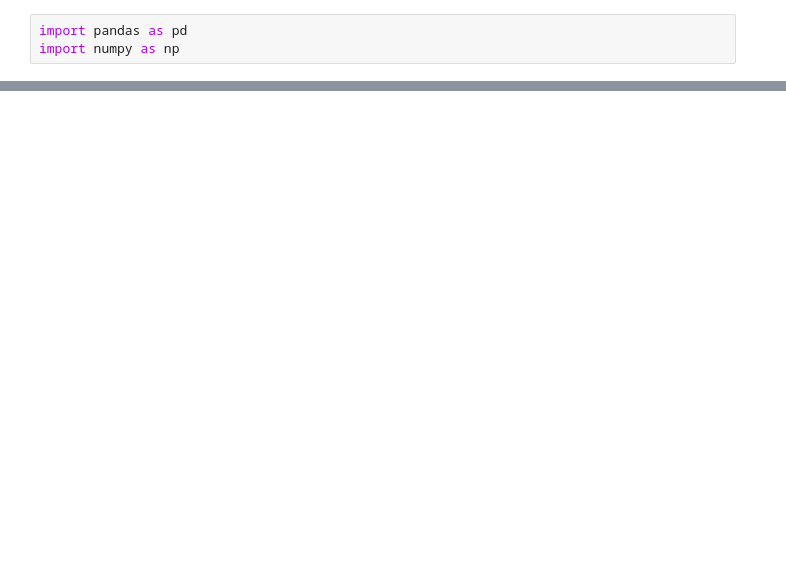
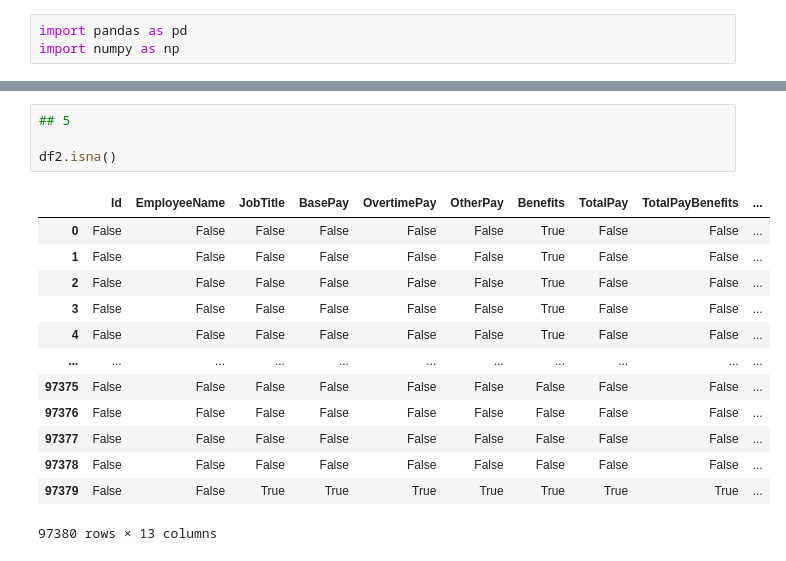
Before and after one commit to richa-agarwal-de/python-machine-learning, a Jupyter notebook: Pandas.ipynb, the cells around one changed output, grey strips where cells are left out. Saved outputs shown, nothing was run; the diff lists cells and outputs as text; blank space fills up the shorter version.

```diff
--- a/Pandas.ipynb
+++ b/Pandas.ipynb
@@ -22,0 +468,18 @@ print(df1)
+# %%
+## 5
+
+df2.isna()
+# %% [output]
+|  | Id | EmployeeName | JobTitle | BasePay | OvertimePay | OtherPay | Benefits | TotalPay | TotalPayBenefits | ... |
+| 0 | False | False | False | False | False | False | True | False | False | ... |
+| 1 | False | False | False | False | False | False | True | False | False | ... |
+| 2 | False | False | False | False | False | False | True | False | False | ... |
+| 3 | False | False | False | False | False | False | True | False | False | ... |
+| 4 | False | False | False | False | False | False | True | False | False | ... |
+| ... | ... | ... | ... | ... | ... | ... | ... | ... | ... | ... |
+| 97375 | False | False | False | False | False | False | False | False | False | ... |
+| 97376 | False | False | False | False | False | False | False | False | False | ... |
+| 97377 | False | False | False | False | False | False | False | False | False | ... |
+| 97378 | False | False | False | False | False | False | False | False | False | ... |
+| 97379 | False | False | True | True | True | True | True | True | True | ... |
+97380 rows × 13 columns
```
Also changed, not shown: parts of 90 cells of this notebook.
